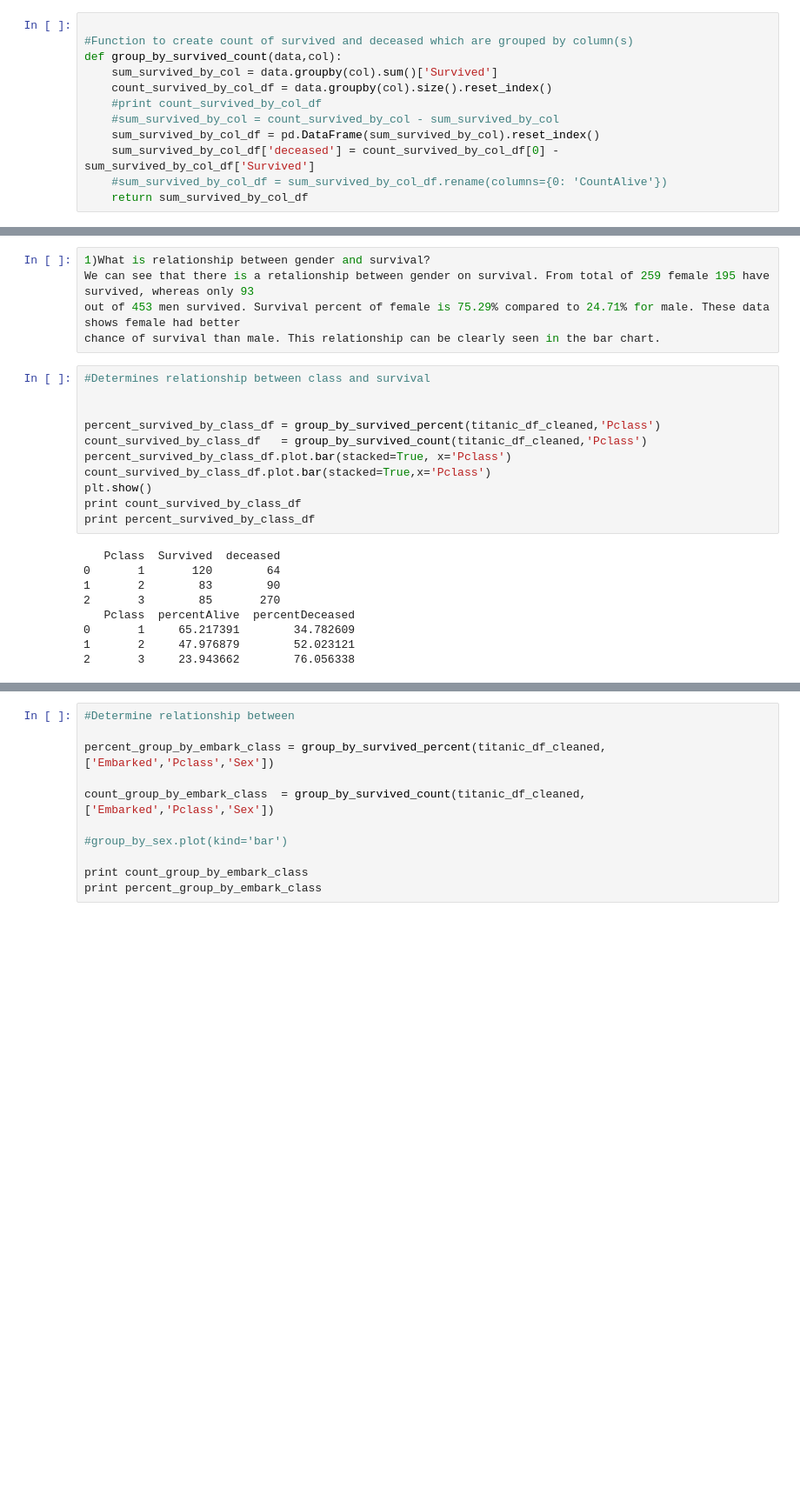
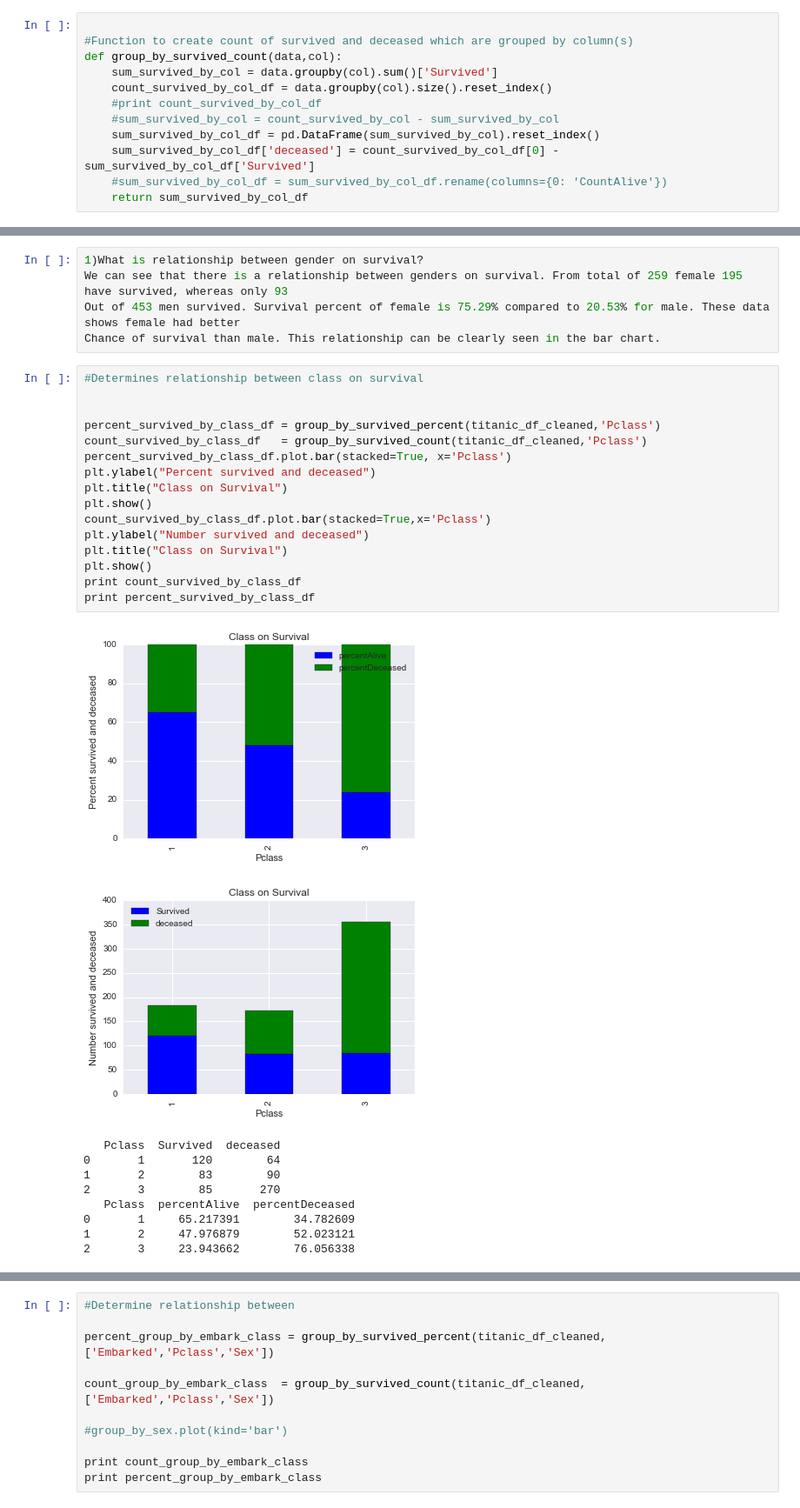
Before and after one commit to praveen-mg/Titanic-Data-Analysis, a Jupyter notebook: Titanic-Data-Analysis.ipynb, the cells around one changed output, grey strips where cells are left out. Shown at 87% size. Saved outputs shown, nothing was run; the diff lists cells and outputs as text; blank space fills up the shorter version.

```diff
--- a/Titanic-Data-Analysis.ipynb
+++ b/Titanic-Data-Analysis.ipynb
@@ -146,22 +130,29 @@ print percent_survived_by_sex_df
 0  female     75.289575        24.710425
 1    male     20.529801        79.470199
 # %%
-1)What is relationship between gender and survival?
-We can see that there is a retalionship between gender on survival. From total of 259 female 195 have survived, whereas only 93
-out of 453 men survived. Survival percent of female is 75.29% compared to 24.71% for male. These data shows female had better
-chance of survival than male. This relationship can be clearly seen in the bar chart.
+1)What is relationship between gender on survival?
+We can see that there is a relationship between genders on survival. From total of 259 female 195 have survived, whereas only 93
+Out of 453 men survived. Survival percent of female is 75.29% compared to 20.53% for male. These data shows female had better
+Chance of survival than male. This relationship can be clearly seen in the bar chart.
 # %%
-#Determines relationship between class and survival
+#Determines relationship between class on survival
 
 
 percent_survived_by_class_df = group_by_survived_percent(titanic_df_cleaned,'Pclass')
 count_survived_by_class_df   = group_by_survived_count(titanic_df_cleaned,'Pclass')
 percent_survived_by_class_df.plot.bar(stacked=True, x='Pclass')
+plt.ylabel("Percent survived and deceased")
+plt.title("Class on Survival")
+plt.show()
 count_survived_by_class_df.plot.bar(stacked=True,x='Pclass')
+plt.ylabel("Number survived and deceased")
+plt.title("Class on Survival")
 plt.show()
 print count_survived_by_class_df
 print percent_survived_by_class_df
 # %% [output]
+[figure, added]
+[figure, added]
    Pclass  Survived  deceased
 0       1       120        64
 1       2        83        90
```
Also changed, not shown: parts of 16 cells of this notebook, 1 other file.
